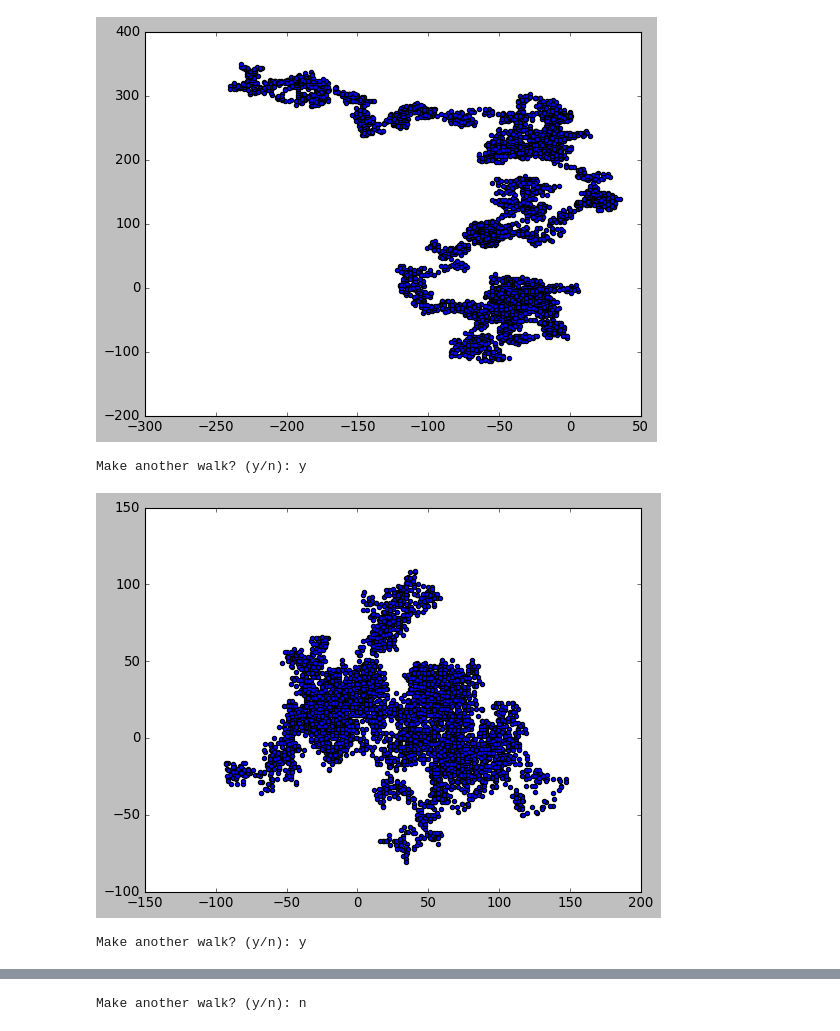
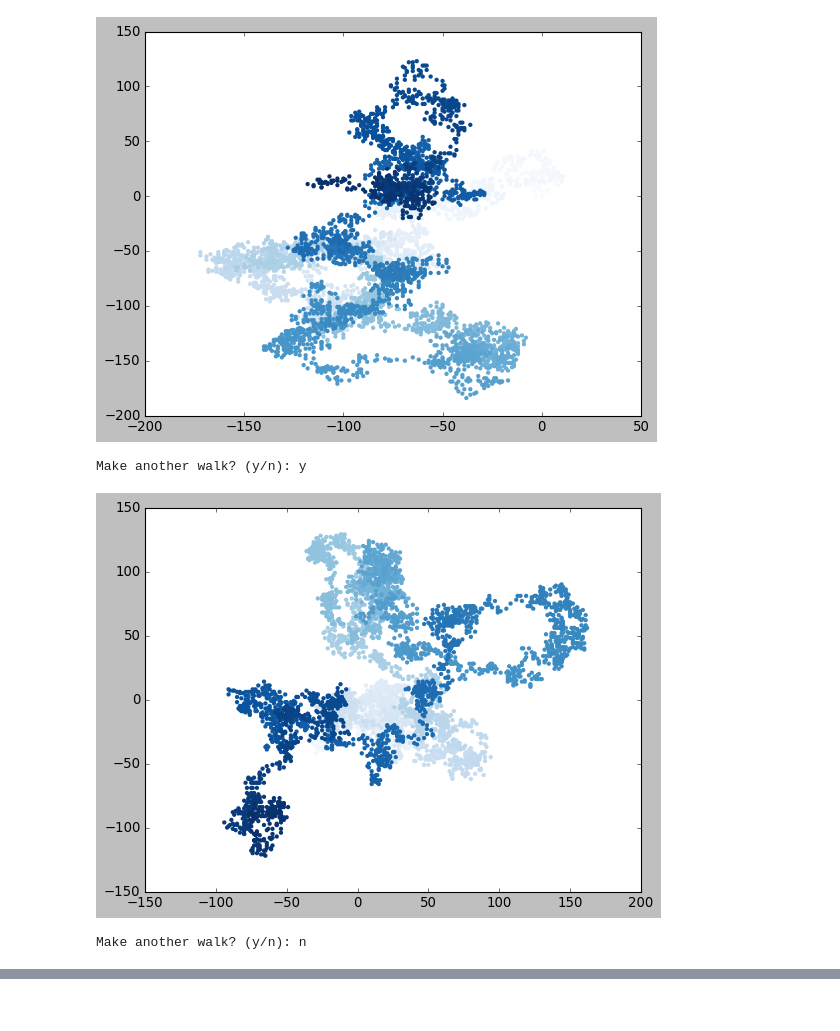
Before and after one commit to henrylin2008/Data-Visualization, a Jupyter notebook: Random_walks/Random_walk.ipynb, the cells around one changed output, grey strips where cells are left out. Cells and saved outputs as stored; diff of their text form; code cells hidden in the pictures.

Commit message:
coloring the points

```diff
--- a/Random_walks/Random_walk.ipynb
+++ b/Random_walks/Random_walk.ipynb
@@ -45,27 +45,28 @@ class RandomWalk:
 # %%
 # plotting the random walk
 import matplotlib.pyplot as plt
 
 # from random_walk import RandomWalk
 
 # keep making new walks, as long as the program is active.
 while True:
     # Make a random walk.
     rw = RandomWalk()
     rw.fill_walk()
 
     # Plot the points in the walk.
     plt.style.use('classic')
     fig, ax = plt.subplots()
-    ax.scatter(rw.x_values, rw.y_values, s=15)
+    point_numbers = range(rw.num_points)  # list of numbers = # of points in the walk
+    ax.scatter(rw.x_values, rw.y_values, c=point_numbers, cmap=plt.cm.Blues, edgecolors='none', s=15)
 
     plt.show()
 
     keep_running = input("Make another walk? (y/n): ")
     if keep_running == 'n':
         break
 # %% [output]
-[figure, old version]
+[figure, new version]
 Make another walk? (y/n): y
-[figure, old version]
+[figure, new version]
-Make another walk? (y/n): y
+Make another walk? (y/n): n
@@ -73 +72,0 @@ Make another walk? (y/n): y
-Make another walk? (y/n): n
```
Also changed, not shown: parts of 1 cell of this notebook.
